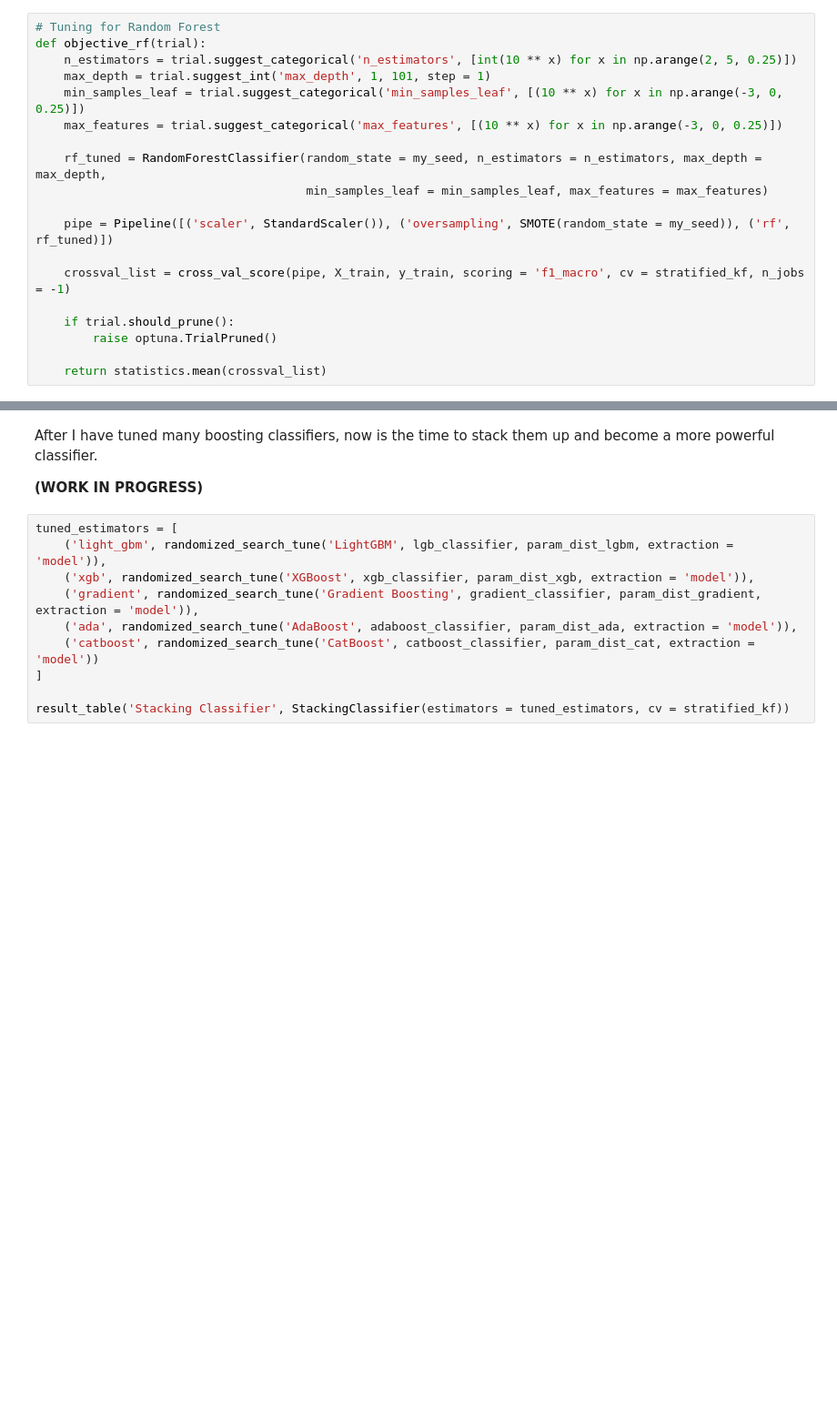
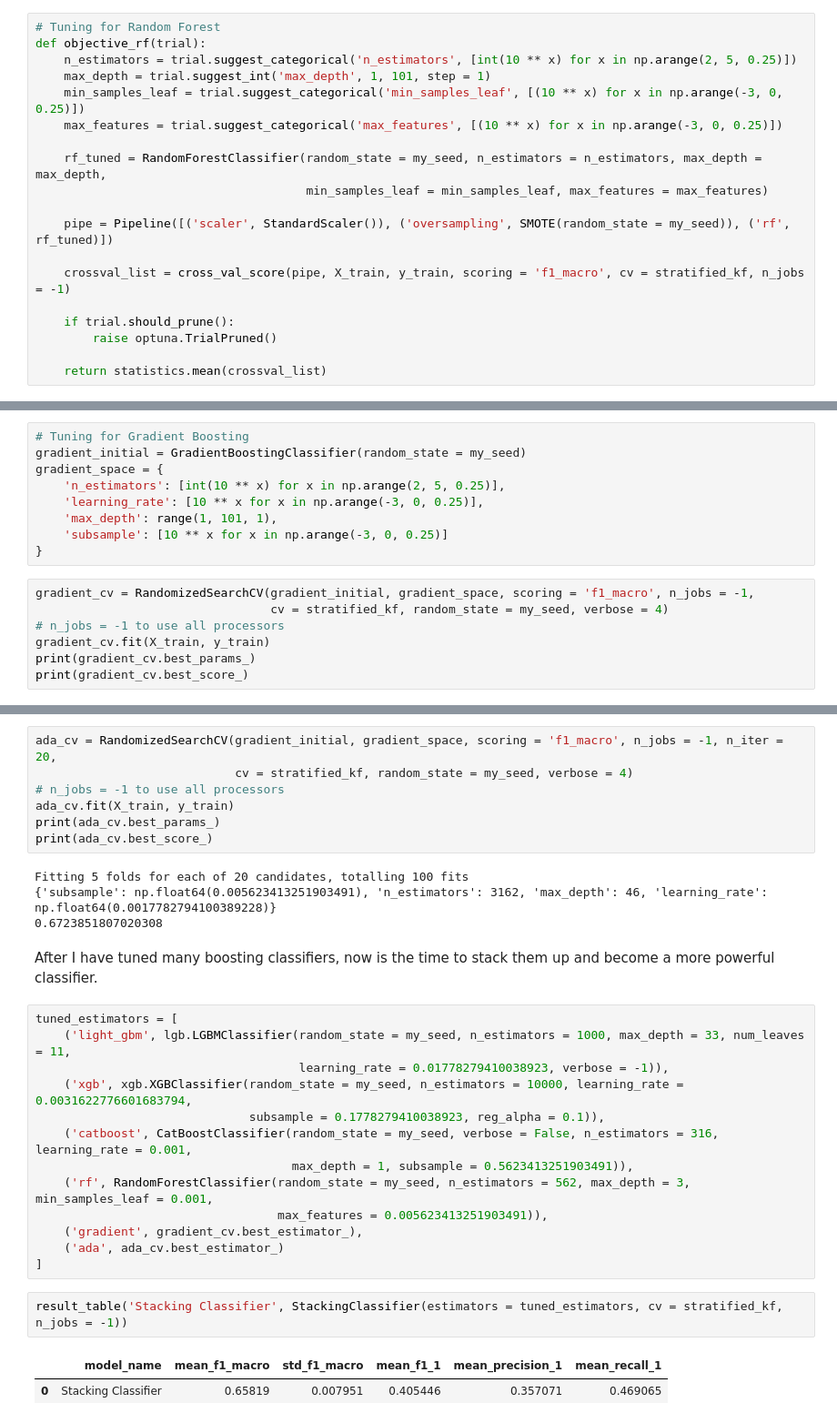
Before and after one commit to thaianle/bank-marketing, a Jupyter notebook: bank-marketing.ipynb, the cells around one changed output, grey strips where cells are left out. Shown at 91% size. Drawn from its saved outputs; the diff is of its cells as text; blank space fills up the shorter version.

Commit message:
Complete hyperparameter tuning and ensembling

```diff
--- a/bank-marketing.ipynb
+++ b/bank-marketing.ipynb
@@ -1415,0 +1377,16 @@ study6.optimize(objective_rf, n_trials = 10)
+# %%
+# Tuning for Gradient Boosting
+gradient_initial = GradientBoostingClassifier(random_state = my_seed)
+gradient_space = {
+    'n_estimators': [int(10 ** x) for x in np.arange(2, 5, 0.25)],
+    'learning_rate': [10 ** x for x in np.arange(-3, 0, 0.25)],
+    'max_depth': range(1, 101, 1),
+    'subsample': [10 ** x for x in np.arange(-3, 0, 0.25)]
+}
+# %%
+gradient_cv = RandomizedSearchCV(gradient_initial, gradient_space, scoring = 'f1_macro', n_jobs = -1,
+                                 cv = stratified_kf, random_state = my_seed, verbose = 4)
+# n_jobs = -1 to use all processors
+gradient_cv.fit(X_train, y_train)
+print(gradient_cv.best_params_)
+print(gradient_cv.best_score_)
@@ -1416,14 +1404,31 @@ study6.optimize(objective_rf, n_trials = 10)
+# %%
+ada_cv = RandomizedSearchCV(gradient_initial, gradient_space, scoring = 'f1_macro', n_jobs = -1, n_iter = 20,
+                            cv = stratified_kf, random_state = my_seed, verbose = 4)
+# n_jobs = -1 to use all processors
+ada_cv.fit(X_train, y_train)
+print(ada_cv.best_params_)
+print(ada_cv.best_score_)
+# %% [output]
+Fitting 5 folds for each of 20 candidates, totalling 100 fits
+{'subsample': np.float64(0.005623413251903491), 'n_estimators': 3162, 'max_depth': 46, 'learning_rate': np.float64(0.0017782794100389228)}
+0.6723851807020308
 # %% [markdown]
 After I have tuned many boosting classifiers, now is the time to stack them up and become a more powerful classifier.
-
-**(WORK IN PROGRESS)**
-# %%
-tuned_estimators = [
-    ('light_gbm', randomized_search_tune('LightGBM', lgb_classifier, param_dist_lgbm, extraction = 'model')),
-    ('xgb', randomized_search_tune('XGBoost', xgb_classifier, param_dist_xgb, extraction = 'model')),
-    ('gradient', randomized_search_tune('Gradient Boosting', gradient_classifier, param_dist_gradient, extraction = 'model')),
-    ('ada', randomized_search_tune('AdaBoost', adaboost_classifier, param_dist_ada, extraction = 'model')),
-    ('catboost', randomized_search_tune('CatBoost', catboost_classifier, param_dist_cat, extraction = 'model'))
-]
-
-result_table('Stacking Classifier', StackingClassifier(estimators = tuned_estimators, cv = stratified_kf))
+# %%
+tuned_estimators = [
+    ('light_gbm', lgb.LGBMClassifier(random_state = my_seed, n_estimators = 1000, max_depth = 33, num_leaves = 11,
+                                     learning_rate = 0.01778279410038923, verbose = -1)),
+    ('xgb', xgb.XGBClassifier(random_state = my_seed, n_estimators = 10000, learning_rate = 0.0031622776601683794,
+                              subsample = 0.1778279410038923, reg_alpha = 0.1)),
+    ('catboost', CatBoostClassifier(random_state = my_seed, verbose = False, n_estimators = 316, learning_rate = 0.001,
+                                    max_depth = 1, subsample = 0.5623413251903491)),
+    ('rf', RandomForestClassifier(random_state = my_seed, n_estimators = 562, max_depth = 3, min_samples_leaf = 0.001,
+                                  max_features = 0.005623413251903491)),
+    ('gradient', gradient_cv.best_estimator_),
+    ('ada', ada_cv.best_estimator_)
+]
+# %%
+result_table('Stacking Classifier', StackingClassifier(estimators = tuned_estimators, cv = stratified_kf, n_jobs = -1))
+# %% [output]
+|  | model_name | mean_f1_macro | std_f1_macro | mean_f1_1 | mean_precision_1 | mean_recall_1 |
+| 0 | Stacking Classifier | 0.65819 | 0.007951 | 0.405446 | 0.357071 | 0.469065 |
```
Also changed, not shown: parts of 20 cells of this notebook, 4 other files.
